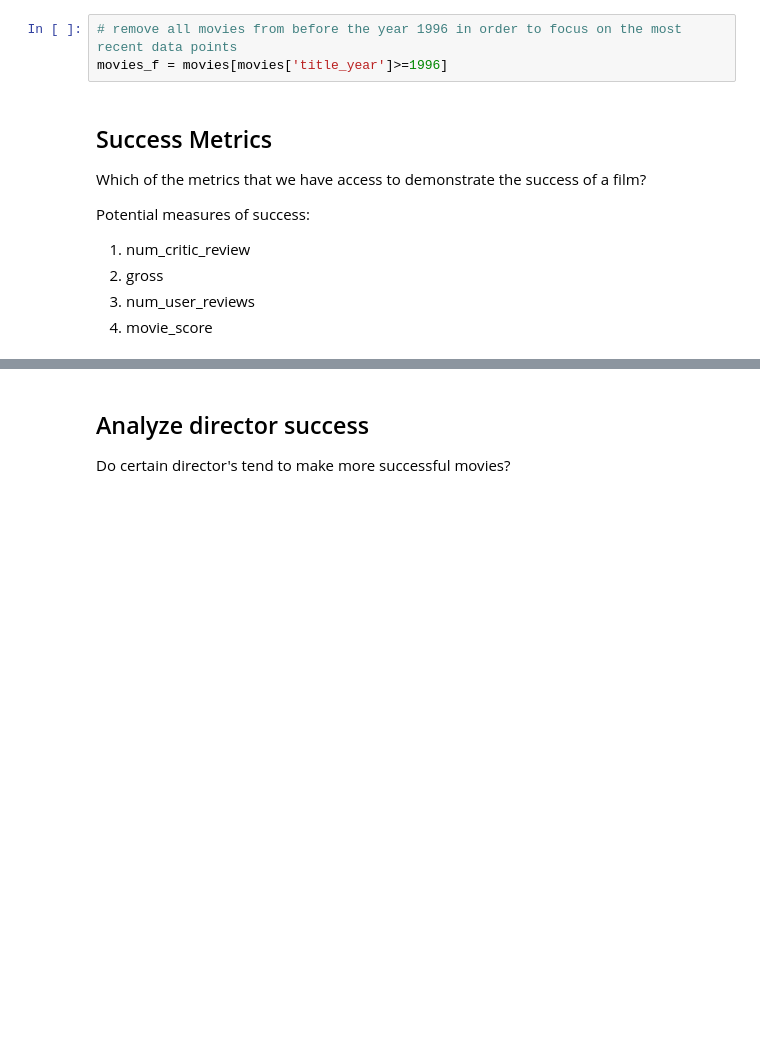
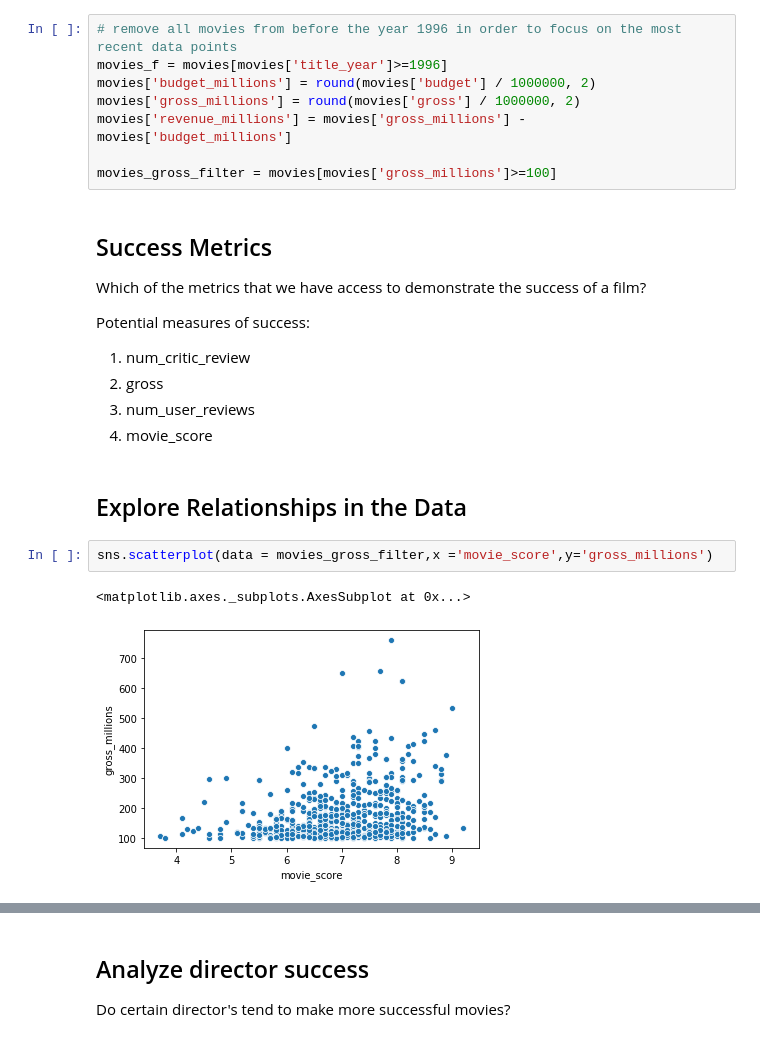
Before and after one commit to kristinkspanos/data_analysis_movie_studio, a Jupyter notebook: assignment_2_movie_data.ipynb, the cells around one changed output, grey strips where cells are left out. Cells and saved outputs as stored; diff of their text form; blank space fills up the shorter version.

```diff
--- a/assignment_2_movie_data.ipynb
+++ b/assignment_2_movie_data.ipynb
@@ -36,6 +37,11 @@ print(movies['title_year'].max())
 # %%
 # remove all movies from before the year 1996 in order to focus on the most recent data points
 movies_f = movies[movies['title_year']>=1996]
+movies['budget_millions'] = round(movies['budget'] / 1000000, 2)
+movies['gross_millions'] = round(movies['gross'] / 1000000, 2)
+movies['revenue_millions'] = movies['gross_millions'] - movies['budget_millions']
+
+movies_gross_filter = movies[movies['gross_millions']>=100]
 # %% [markdown]
 ## Success Metrics
 Which of the metrics that we have access to demonstrate the success of a film?
@@ -45,3 +51,10 @@ Potential measures of success:
 2. gross
 3. num_user_reviews
 4. movie_score
+# %% [markdown]
+## Explore Relationships in the Data
+# %%
+sns.scatterplot(data = movies_gross_filter,x ='movie_score',y='gross_millions')
+# %% [output]
+<matplotlib.axes._subplots.AxesSubplot at 0x...>
+[figure, added]
```
Also changed, not shown: parts of 13 cells of this notebook.
